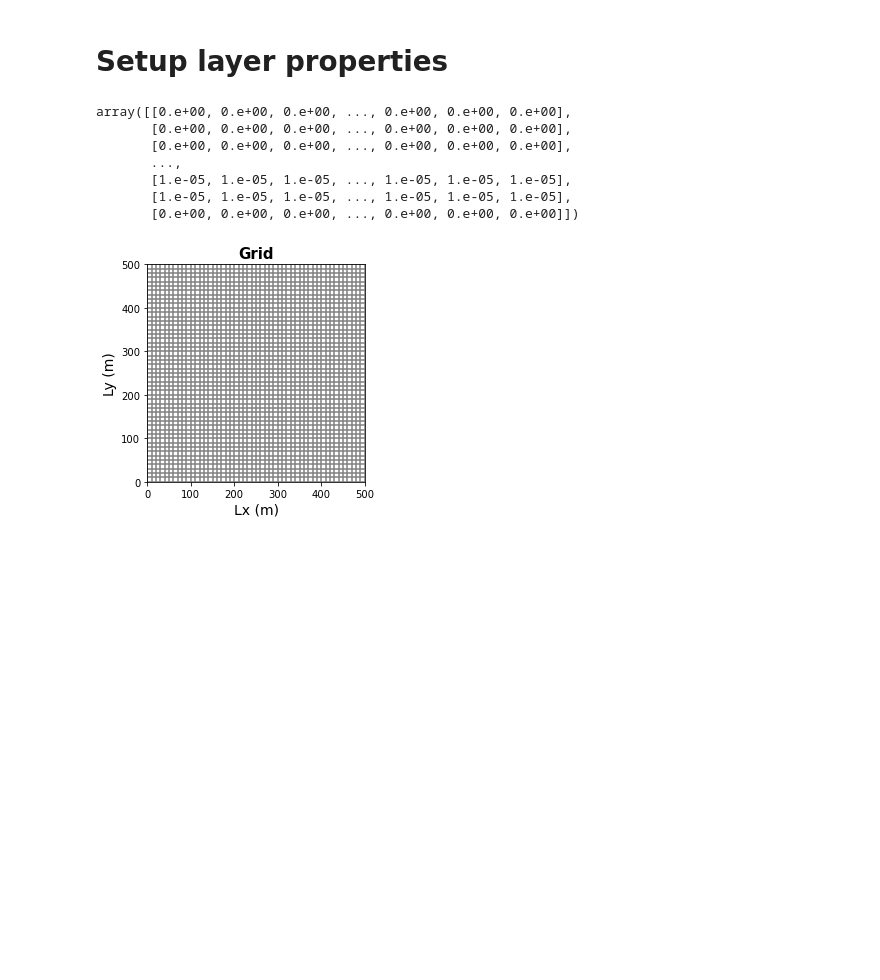
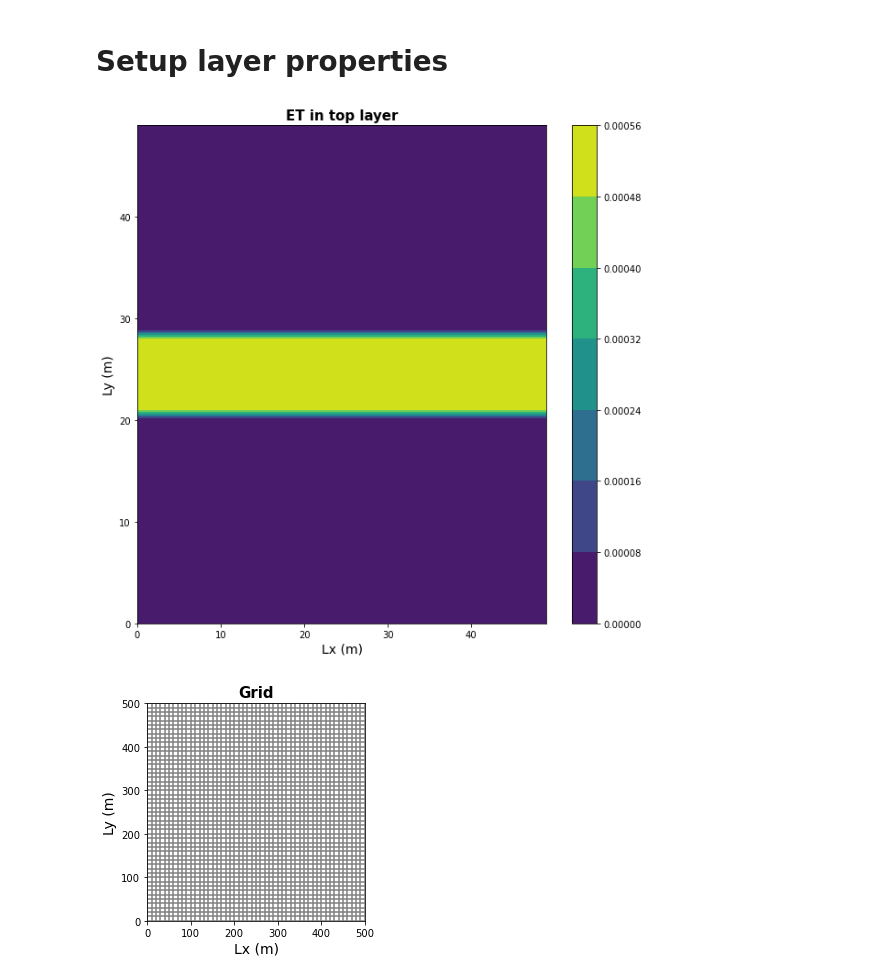
Before and after one commit to GW-modelling-Spring2022/homework-akahler03, a Jupyter notebook: Working/HW12_WatershedModel/Kahler_HW12.ipynb, the cells around one changed output. Cells and saved outputs as stored; diff of their text form; code cells hidden in the pictures; blank space fills up the shorter version.

```diff
--- a/Working/HW12_WatershedModel/Kahler_HW12.ipynb
+++ b/Working/HW12_WatershedModel/Kahler_HW12.ipynb
@@ -145,16 +145,17 @@ evt = flopy.modflow.mfevt.ModflowEvt(model=NTNA, surf=ztop, evtr=ET_zone, exdp=e
 
 #Wells
 #Town Well
-# %%
-ET_zone
-# %% [output]
-array([[0.e+00, 0.e+00, 0.e+00, ..., 0.e+00, 0.e+00, 0.e+00],
-       [0.e+00, 0.e+00, 0.e+00, ..., 0.e+00, 0.e+00, 0.e+00],
-       [0.e+00, 0.e+00, 0.e+00, ..., 0.e+00, 0.e+00, 0.e+00],
-       ...,
-       [1.e-05, 1.e-05, 1.e-05, ..., 1.e-05, 1.e-05, 1.e-05],
-       [1.e-05, 1.e-05, 1.e-05, ..., 1.e-05, 1.e-05, 1.e-05],
-       [0.e+00, 0.e+00, 0.e+00, ..., 0.e+00, 0.e+00, 0.e+00]])
+# %%
+#plot ET values in top layer
+fig1 = plt.figure(figsize=(10,10)) #create 10 x 10 figure
+plt.xlabel('Lx (m)',fontsize = 14)
+plt.ylabel('Ly (m)',fontsize = 14)
+plt.title('ET in top layer', fontsize = 15, fontweight = 'bold')
+plt.contourf(ET_zone[0,:,:])
+plt.colorbar()
+plt.show()
+# %% [output]
+[figure, added]
 # %%
 #use flopy to plot the grid of model 'm'
 modelmap = flopy.plot.PlotMapView(model=NTNA, layer=0)
```
Also changed, not shown: 1 other file.
